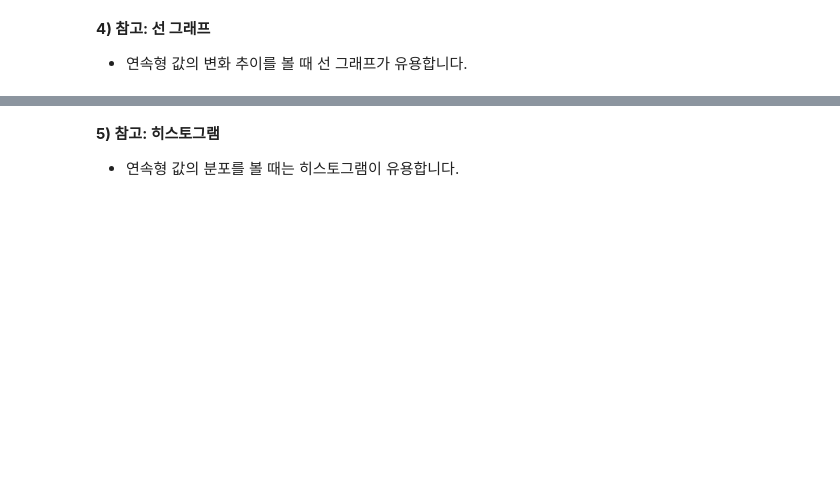
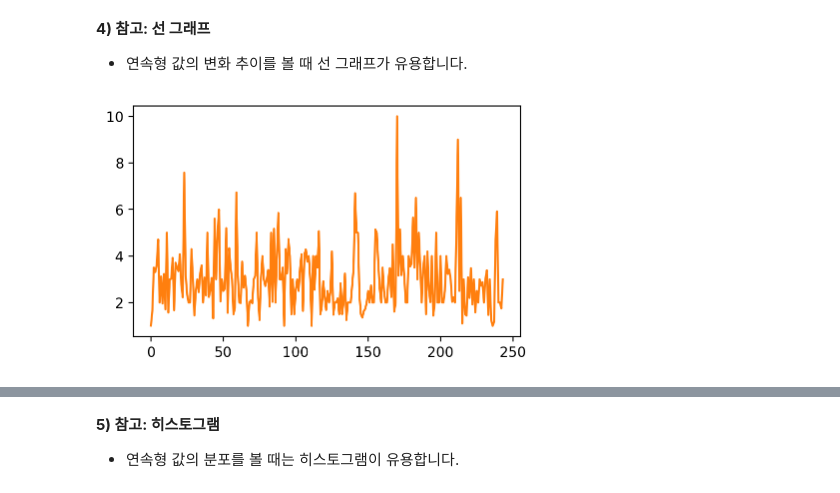
Before and after one commit to yangjung-woo/KT-Workspace, a Jupyter notebook: KT_AIVLE_DX_Regular_course/Week1/DX_데이터 다듬기_실습자료/05 - 판다스 데이터프레임 집계.ipynb, the cells around one changed output, grey strips where cells are left out. Cells and saved outputs as stored; diff of their text form; code cells hidden in the pictures; blank space fills up the shorter version.

```diff
--- a/KT_AIVLE_DX_Regular_course/Week1/DX_데이터 다듬기_실습자료/05 - 판다스 데이터프레임 집계.ipynb
+++ b/KT_AIVLE_DX_Regular_course/Week1/DX_데이터 다듬기_실습자료/05 - 판다스 데이터프레임 집계.ipynb
@@ -85,0 +169,7 @@ tip_sum
+# %%
+# tip 변경 추이 시각화
+plt.figure(figsize =(5,3))
+plt.plot(tip['tip'],color = 'tab:orange')
+plt.show()
+# %% [output]
+[figure, added]
```
Also changed, not shown: parts of 33 cells of this notebook, 40 other files.
